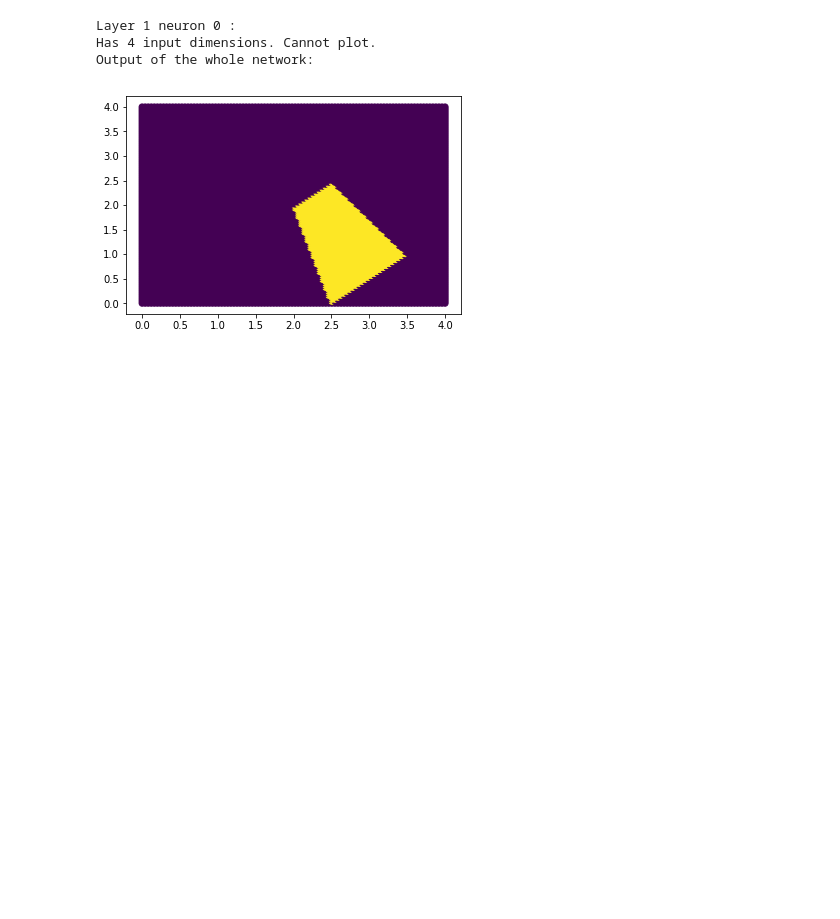
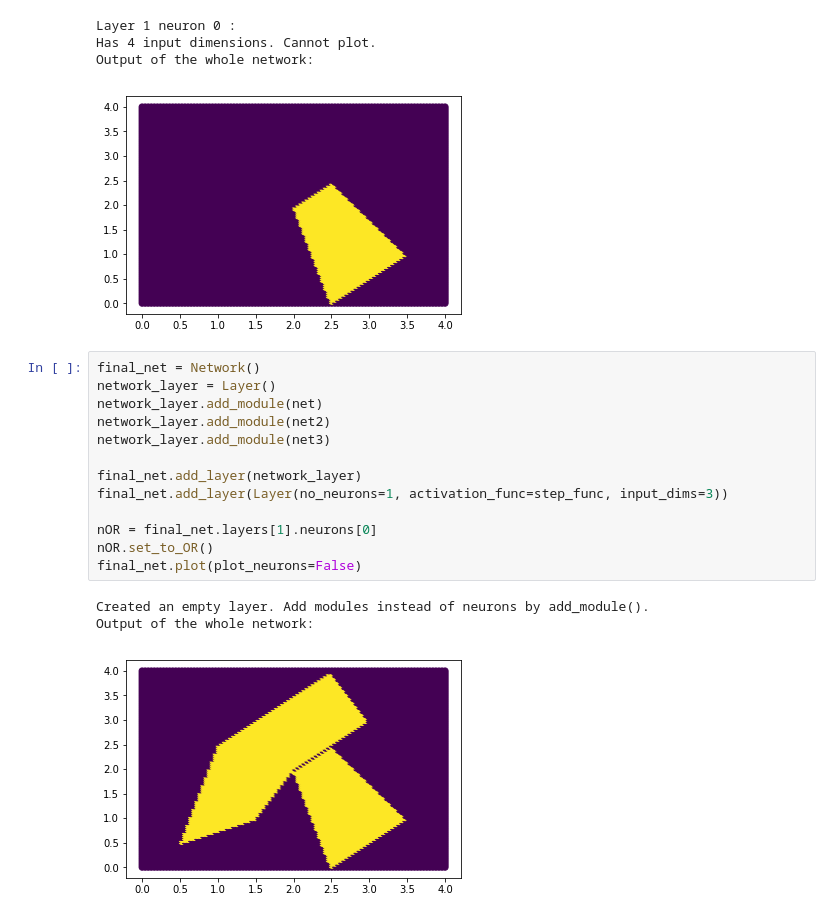
Before and after one commit to BartyzalRadek/neuroinformatics-course, a Jupyter notebook: MLP.ipynb, the cells around one changed output. Saved outputs shown, nothing was run; the diff lists cells and outputs as text; blank space fills up the shorter version.

Commit message:
Allowed modules inside layers, finished polygon.

```diff
--- a/MLP.ipynb
+++ b/MLP.ipynb
@@ -237,3 +258,20 @@ Layer 1 neuron 0 :
 Has 4 input dimensions. Cannot plot.
 Output of the whole network:
 [figure]
+# %%
+final_net = Network()
+network_layer = Layer()
+network_layer.add_module(net)
+network_layer.add_module(net2)
+network_layer.add_module(net3)
+
+final_net.add_layer(network_layer)
+final_net.add_layer(Layer(no_neurons=1, activation_func=step_func, input_dims=3))
+
+nOR = final_net.layers[1].neurons[0]
+nOR.set_to_OR()
+final_net.plot(plot_neurons=False)
+# %% [output]
+Created an empty layer. Add modules instead of neurons by add_module().
+Output of the whole network:
+[figure, added]
```
Also changed, not shown: parts of 1 cell of this notebook.
